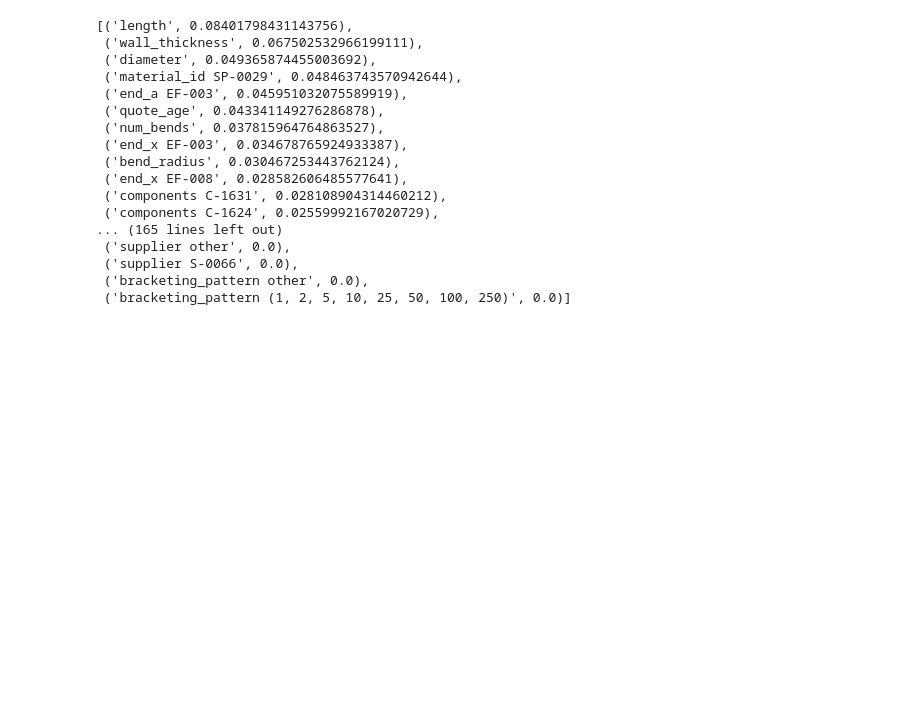
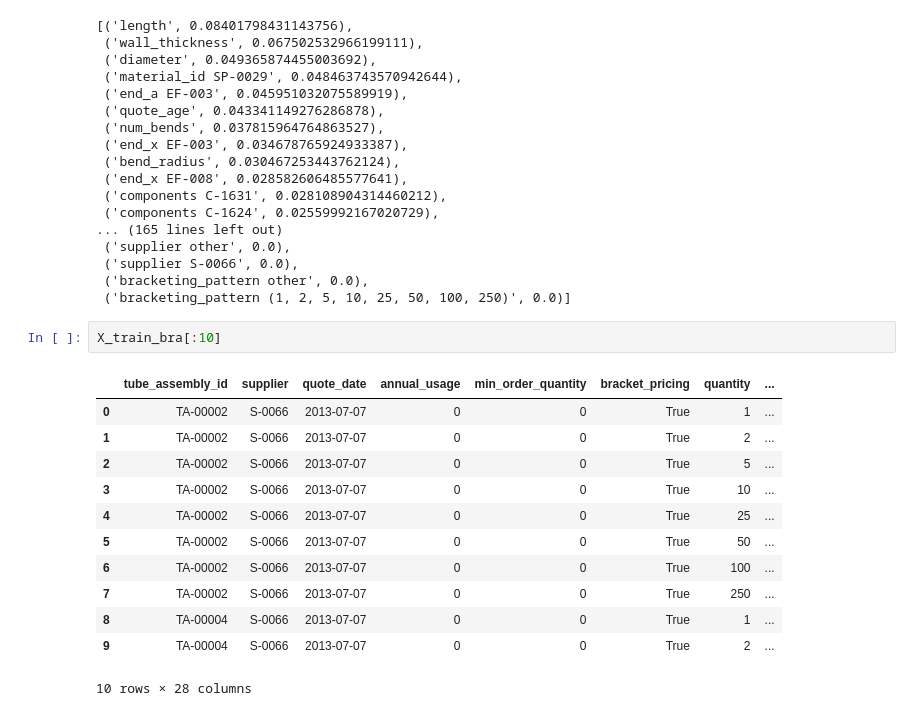
Before and after one commit to cberzan/kaggle-caterpillar, a Jupyter notebook: caterpillar-tube-pricing/bracket_pricing.ipynb, the cells around one changed output. Cells and saved outputs as stored; diff of their text form; blank space fills up the shorter version.

Commit message:
more experimentation with bracket pricing

```diff
--- a/caterpillar-tube-pricing/bracket_pricing.ipynb
+++ b/caterpillar-tube-pricing/bracket_pricing.ipynb
@@ -515,3 +515,18 @@ bracketing_pattern (1, 2, 5, 10, 25, 50, 100, 250) 0.0
  ('supplier S-0066', 0.0),
  ('bracketing_pattern other', 0.0),
  ('bracketing_pattern (1, 2, 5, 10, 25, 50, 100, 250)', 0.0)]
+# %%
+X_train_bra[:10]
+# %% [output]
+|  | tube_assembly_id | supplier | quote_date | annual_usage | min_order_quantity | bracket_pricing | quantity | ... |
+| 0 | TA-00002 | S-0066 | 2013-07-07 | 0 | 0 | True | 1 | ... |
+| 1 | TA-00002 | S-0066 | 2013-07-07 | 0 | 0 | True | 2 | ... |
+| 2 | TA-00002 | S-0066 | 2013-07-07 | 0 | 0 | True | 5 | ... |
+| 3 | TA-00002 | S-0066 | 2013-07-07 | 0 | 0 | True | 10 | ... |
+| 4 | TA-00002 | S-0066 | 2013-07-07 | 0 | 0 | True | 25 | ... |
+| 5 | TA-00002 | S-0066 | 2013-07-07 | 0 | 0 | True | 50 | ... |
+| 6 | TA-00002 | S-0066 | 2013-07-07 | 0 | 0 | True | 100 | ... |
+| 7 | TA-00002 | S-0066 | 2013-07-07 | 0 | 0 | True | 250 | ... |
+| 8 | TA-00004 | S-0066 | 2013-07-07 | 0 | 0 | True | 1 | ... |
+| 9 | TA-00004 | S-0066 | 2013-07-07 | 0 | 0 | True | 2 | ... |
+10 rows × 28 columns
```
Also changed, not shown: 3 other files.
